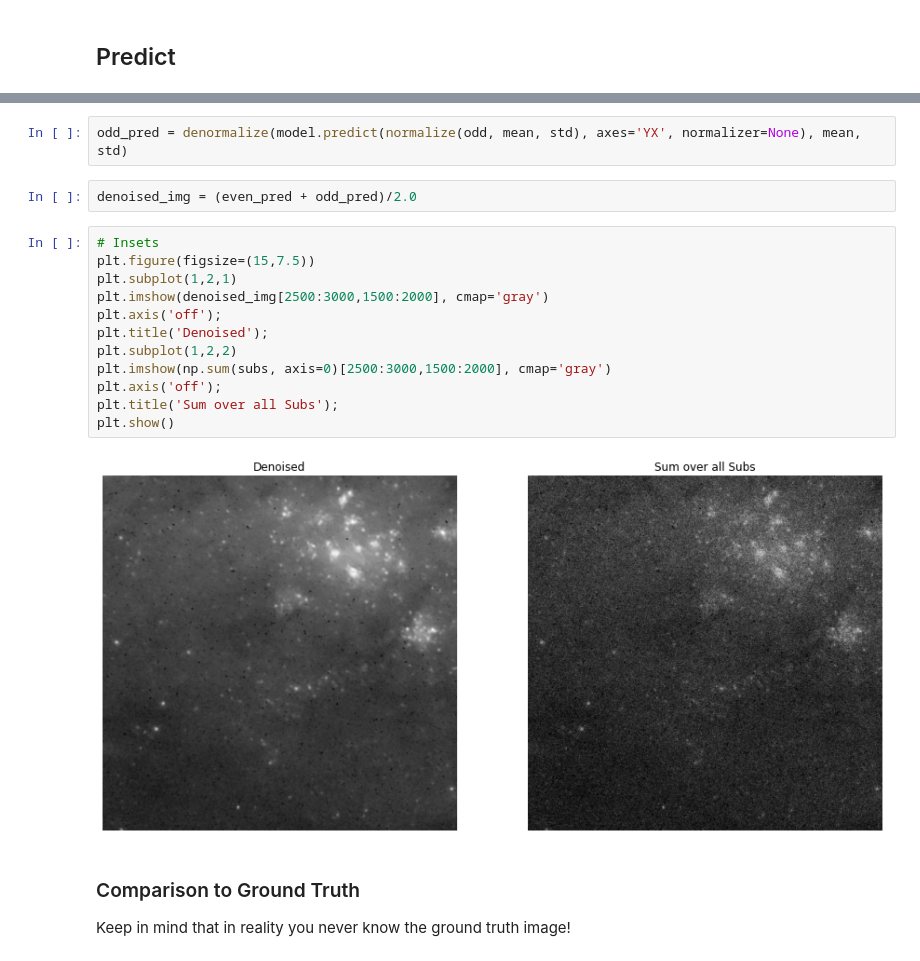
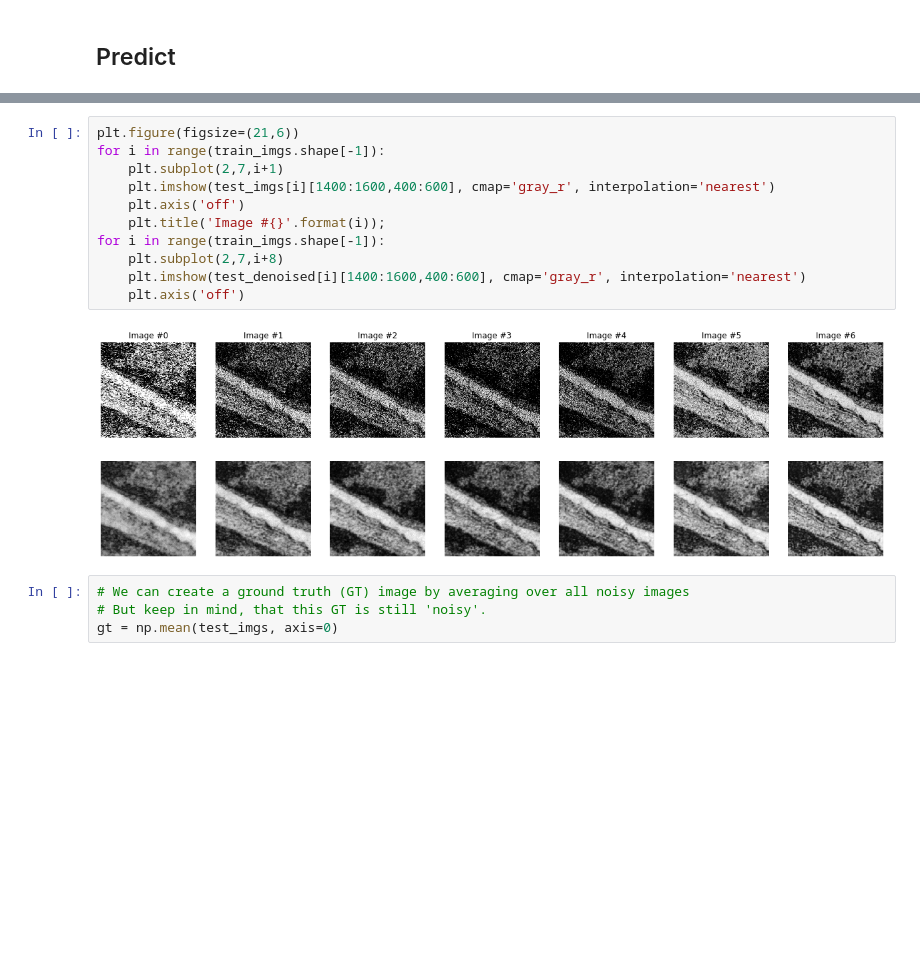
Before and after one commit to juglab/Noise2Noise-with-CSBDeep, a Jupyter notebook: Example Noise2Noise training with CSBDeep.ipynb, the cells around one changed output, grey strips where cells are left out. Drawn from its saved outputs; the diff is of its cells as text; blank space fills up the shorter version.

```diff
--- a/Example Noise2Noise training with CSBDeep.ipynb
+++ b/Example Noise2Noise training with CSBDeep.ipynb
@@ -260,22 +220,18 @@ even_pred = denormalize(model.predict(normalize(even, mean, std), axes='YX', nor
-# %%
-odd_pred = denormalize(model.predict(normalize(odd, mean, std), axes='YX', normalizer=None), mean, std)
-# %%
-denoised_img = (even_pred + odd_pred)/2.0
-# %%
-# Insets
-plt.figure(figsize=(15,7.5))
-plt.subplot(1,2,1)
-plt.imshow(denoised_img[2500:3000,1500:2000], cmap='gray')
-plt.axis('off');
-plt.title('Denoised');
-plt.subplot(1,2,2)
-plt.imshow(np.sum(subs, axis=0)[2500:3000,1500:2000], cmap='gray')
-plt.axis('off');
-plt.title('Sum over all Subs');
-plt.show()
-# %% [output]
-[figure, removed]
-# %% [markdown]
-### Comparison to Ground Truth
-Keep in mind that in reality you never know the ground truth image!
+# %%
+plt.figure(figsize=(21,6))
+for i in range(train_imgs.shape[-1]):
+    plt.subplot(2,7,i+1)
+    plt.imshow(test_imgs[i][1400:1600,400:600], cmap='gray_r', interpolation='nearest')
+    plt.axis('off')
+    plt.title('Image #{}'.format(i));
+for i in range(train_imgs.shape[-1]):
+    plt.subplot(2,7,i+8)
+    plt.imshow(test_denoised[i][1400:1600,400:600], cmap='gray_r', interpolation='nearest')
+    plt.axis('off')
+# %% [output]
+[figure, added]
+# %%
+# We can create a ground truth (GT) image by averaging over all noisy images
+# But keep in mind, that this GT is still 'noisy'.
+gt = np.mean(test_imgs, axis=0)
 # %%
```
Also changed, not shown: parts of 48 cells of this notebook.
